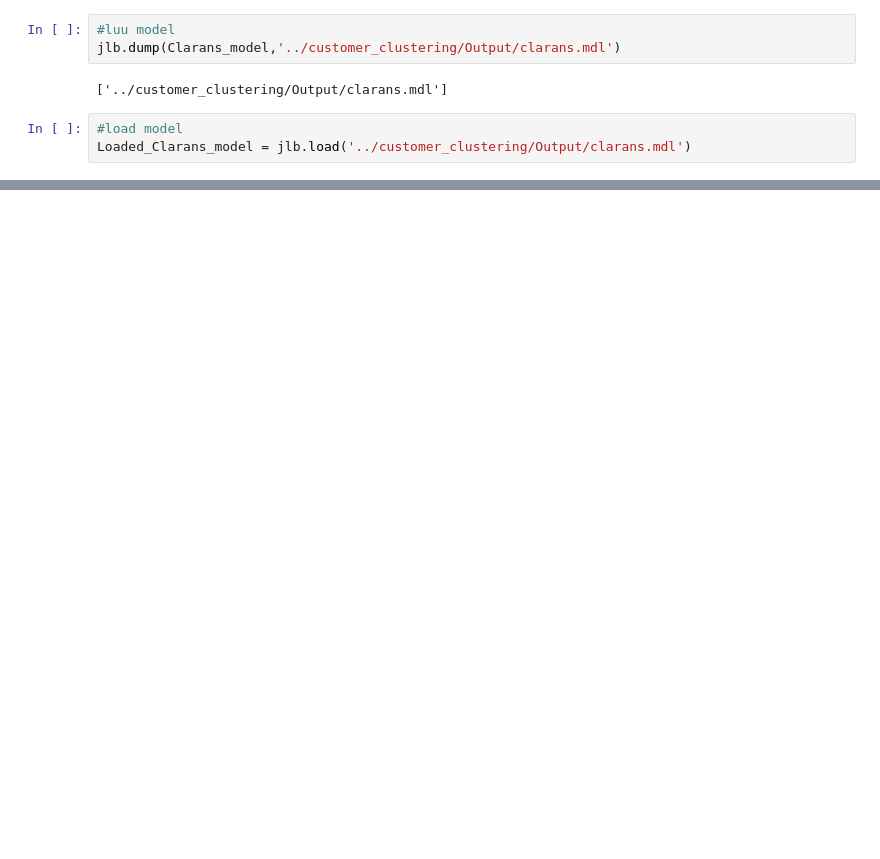
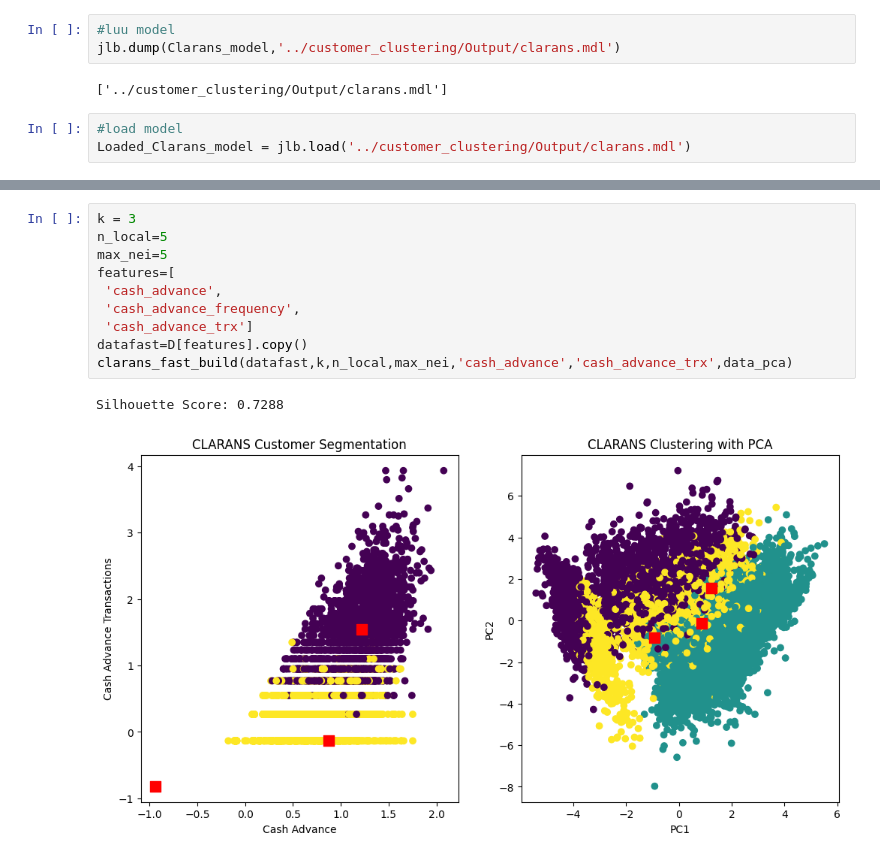
Before and after one commit to GiaHuy910/CLARANS-IN-MARKETING, a Jupyter notebook: customer_clustering/Clarans.ipynb, the cells around one changed output, grey strips where cells are left out. Saved outputs shown, nothing was run; the diff lists cells and outputs as text; blank space fills up the shorter version.

```diff
--- a/customer_clustering/Clarans.ipynb
+++ b/customer_clustering/Clarans.ipynb
@@ -150,0 +139,13 @@ ValueError: 'c' argument has 8636 elements, which is inconsistent with 'x' and '
+# %%
+k = 3
+n_local=5
+max_nei=5
+features=[
+ 'cash_advance',
+ 'cash_advance_frequency',
+ 'cash_advance_trx']
+datafast=D[features].copy()
+clarans_fast_build(datafast,k,n_local,max_nei,'cash_advance','cash_advance_trx',data_pca)
+# %% [output]
+Silhouette Score: 0.7288
+[figure, added]
```
Also changed, not shown: parts of 11 cells of this notebook, 10 other files.
